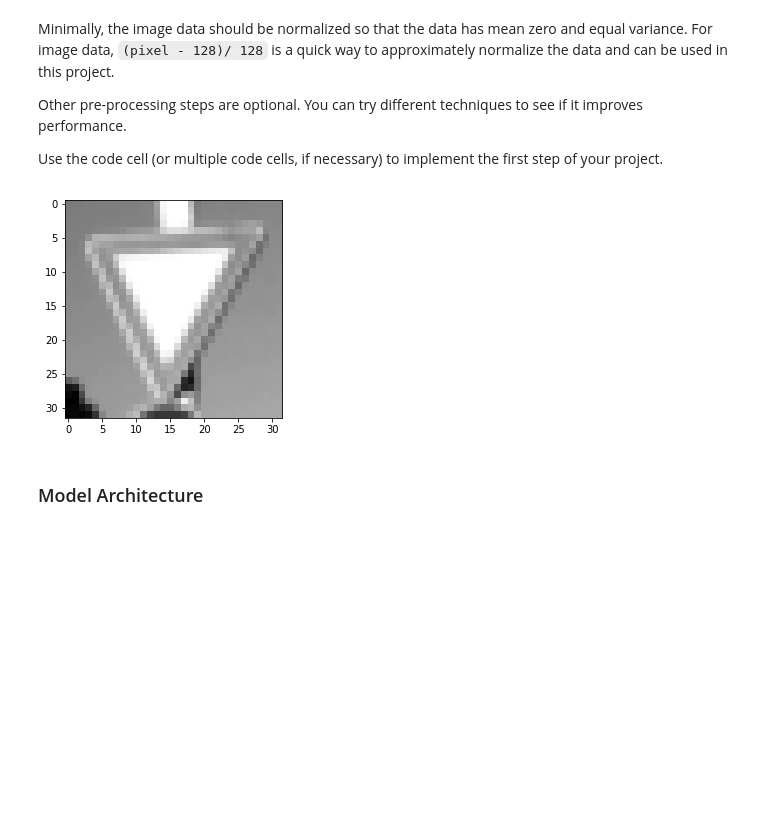
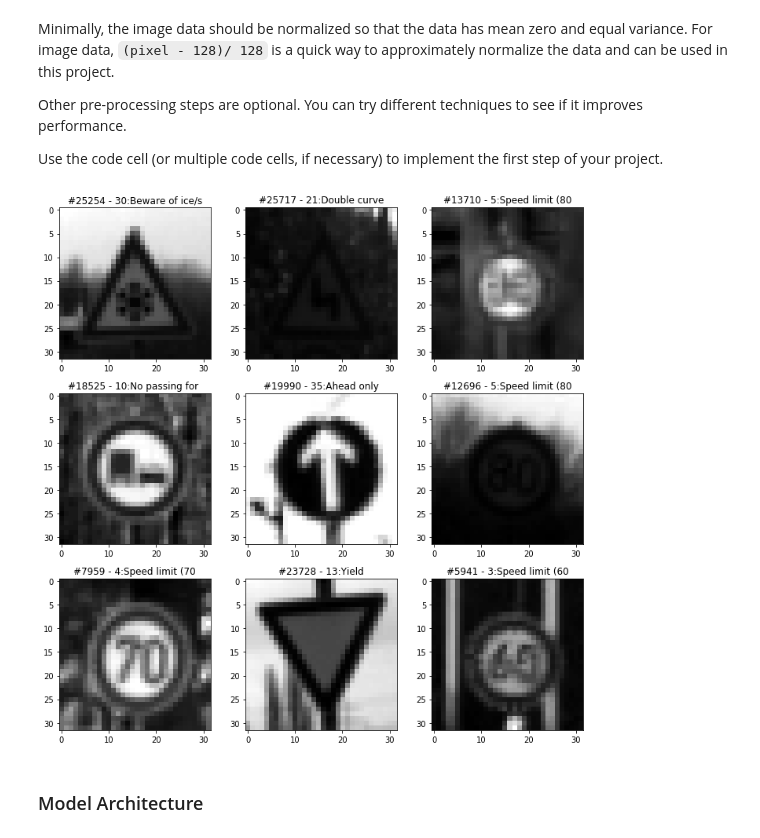
Before and after one commit to gabeoh/CarND-P02-TrafficSign, a Jupyter notebook: Traffic_Sign_Classifier.ipynb, the cells around one changed output. Saved outputs shown, nothing was run; the diff lists cells and outputs as text; code cells hidden in the pictures; blank space fills up the shorter version.

```diff
--- a/Traffic_Sign_Classifier.ipynb
+++ b/Traffic_Sign_Classifier.ipynb
@@ -109,0 +103,28 @@ Display image #22290 from 34799 train images
+# %%
+### Data exploration visualization code goes here.
+import matplotlib.pyplot as plt
+%matplotlib inline
+import random
+
+def get_img_indexes_for(count_train, display_count, label=None):
+    if label == None:
+        return np.random.randint(0, count_train, display_count)
+    else:
+        indexes = [i for i, j in enumerate(y_train) if j == label]
+        random.shuffle(indexes)
+        return indexes
+
+# Show a random image from training image set
+img_row = 3
+img_col = 3
+display_count = img_row * img_col
+count_train = X_train.shape[0]
+img_indexes = get_img_indexes_for(count_train, display_count)
+plt.figure(figsize=(10, 10))
+for i in range(display_count):
+    plt.subplot(img_row, img_col, i + 1)
+    img_index = img_indexes[i]
+    img_label = y_train[img_index]
+    plt.title('#{} - {}:{:.15}'.format(img_index, img_label, signnames[img_label]))
+    plt.imshow(X_train[img_index])
+plt.tight_layout()
@@ -137,28 +160,34 @@ Use the code cell (or multiple code cells, if necessary) to implement the first
 # %%
 ### Preprocess the data here. It is required to normalize the data. Other preprocessing steps could include
 ### converting to grayscale, etc.
 import cv2
 
 def preprocess(data):
     data_proc = data
 
     # Gray Scale
     data_proc = np.array(list(map(lambda x: cv2.cvtColor(x, cv2.COLOR_RGB2GRAY), data)))
     data_proc = np.expand_dims(data_proc, axis=3)
 
     # Normalization ([0, 255] => [-1, 1))
     data_proc = (data_proc - 128.0) / 128.0
     return data_proc
 
 X_train_proc = preprocess(X_train)
 X_valid_proc = preprocess(X_valid)
 X_test_proc = preprocess(X_test)
 
 # Display processed image
-plt.imshow(X_train_proc[img_index].squeeze(), cmap='gray')
-plt.show()
+plt.figure(figsize=(10, 10))
+for i in range(display_count):
+    plt.subplot(img_row, img_col, i + 1)
+    img_index = img_indexes[i]
+    img_label = y_train[img_index]
+    plt.title('#{} - {}:{:.15}'.format(img_index, img_label, signnames[img_label]))
+    plt.imshow(X_train_proc[img_index].squeeze(), cmap='gray')
+plt.tight_layout()
 # %% [output]
-[figure, old version]
+[figure, new version]
 # %% [markdown]
 ### Model Architecture
 # %%
```
Also changed, not shown: parts of 13 cells of this notebook, 18 other files.
